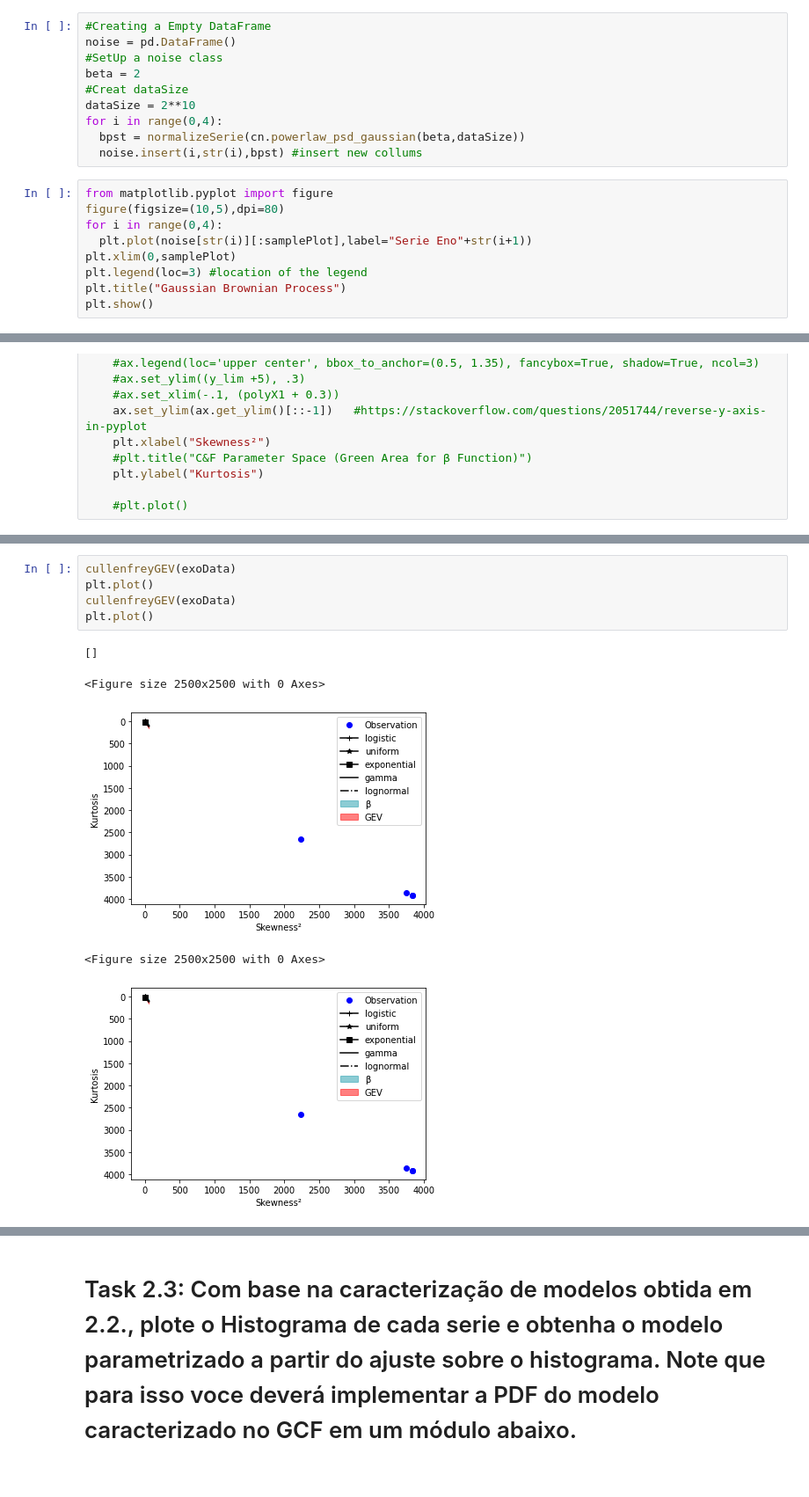
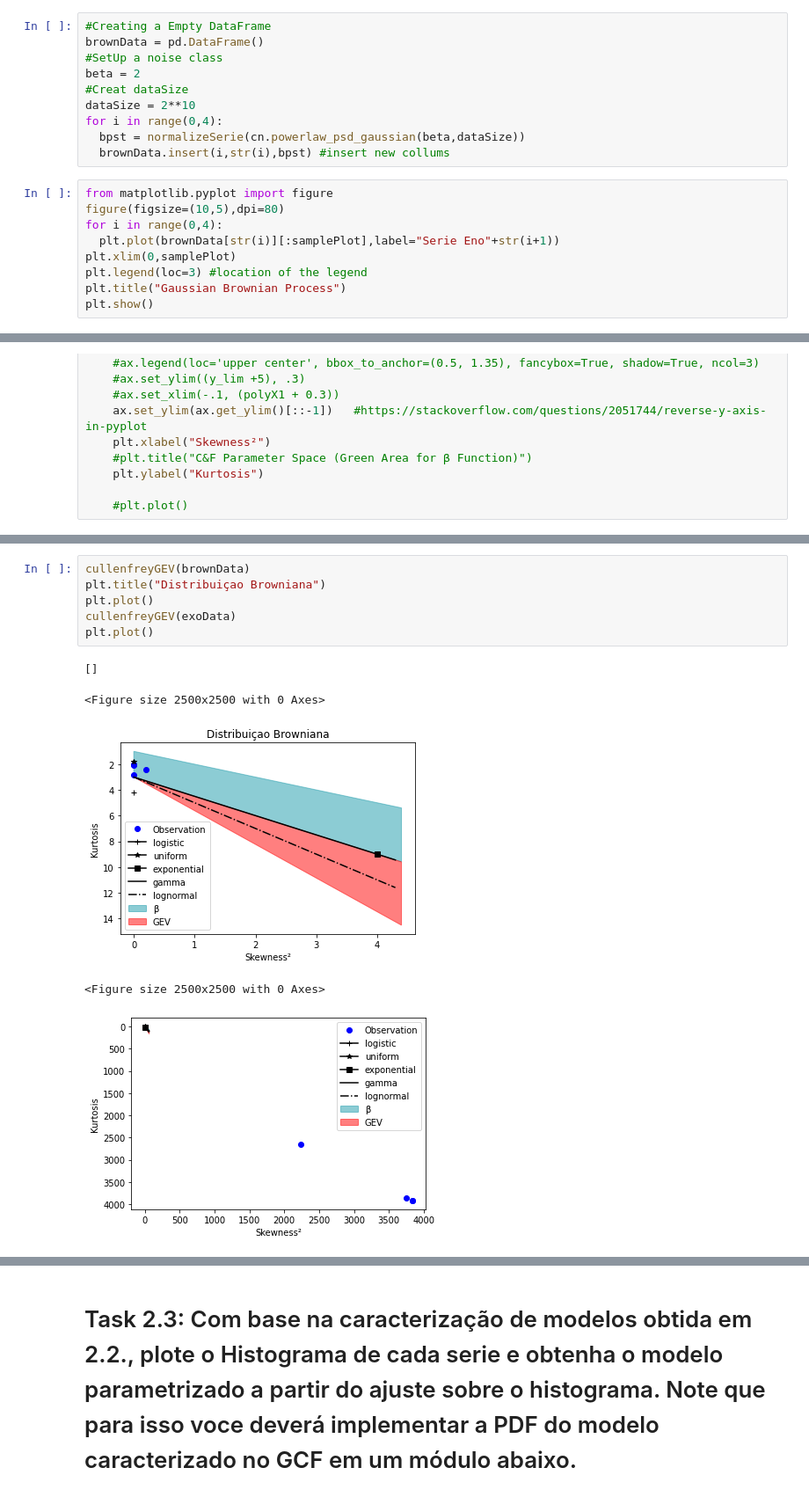
Before and after one commit to barauna-lo/Computational_Statistics, a Jupyter notebook: HandsOn_10/CAP417_HandsOn10_Barauna.ipynb, the cells around one changed output, grey strips where cells are left out. Shown at 88% size. Saved outputs shown, nothing was run; the diff lists cells and outputs as text.

```diff
--- a/HandsOn_10/CAP417_HandsOn10_Barauna.ipynb
+++ b/HandsOn_10/CAP417_HandsOn10_Barauna.ipynb
@@ -333,19 +333,19 @@ main()
 ### Gerando Séries Brownianas $\beta = 2$
 # %%
 #Creating a Empty DataFrame
-noise = pd.DataFrame()
+brownData = pd.DataFrame()
 #SetUp a noise class
 beta = 2
 #Creat dataSize
 dataSize = 2**10
 for i in range(0,4):
   bpst = normalizeSerie(cn.powerlaw_psd_gaussian(beta,dataSize))
-  noise.insert(i,str(i),bpst) #insert new collums
+  brownData.insert(i,str(i),bpst) #insert new collums
 # %%
 from matplotlib.pyplot import figure
 figure(figsize=(10,5),dpi=80)
 for i in range(0,4):
-  plt.plot(noise[str(i)][:samplePlot],label="Serie Eno"+str(i+1))
+  plt.plot(brownData[str(i)][:samplePlot],label="Serie Eno"+str(i+1))
 plt.xlim(0,samplePlot)
 plt.legend(loc=3) #location of the legend
 plt.title("Gaussian Brownian Process")
@@ -465,11 +445,12 @@ exoSeries
 # %%
-cullenfreyGEV(exoData)
+cullenfreyGEV(brownData)
+plt.title("Distribuiçao Browniana")
 plt.plot()
 cullenfreyGEV(exoData)
 plt.plot()
 # %% [output]
 []
 <Figure size 2500x2500 with 0 Axes>
-[figure, old version]
+[figure, new version]
 <Figure size 2500x2500 with 0 Axes>
 [figure]
```
Also changed, not shown: parts of 5 cells of this notebook.
